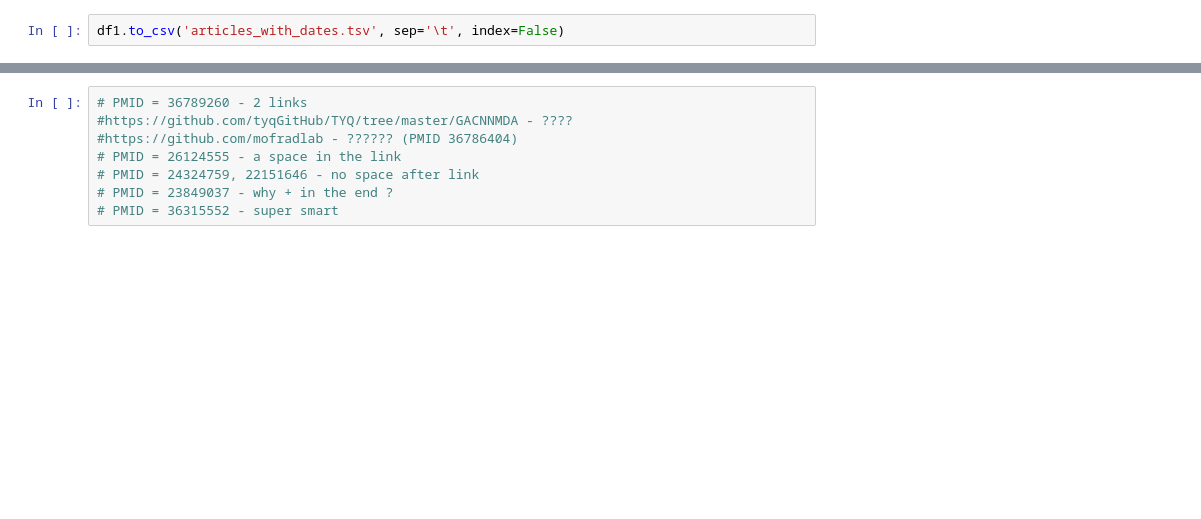
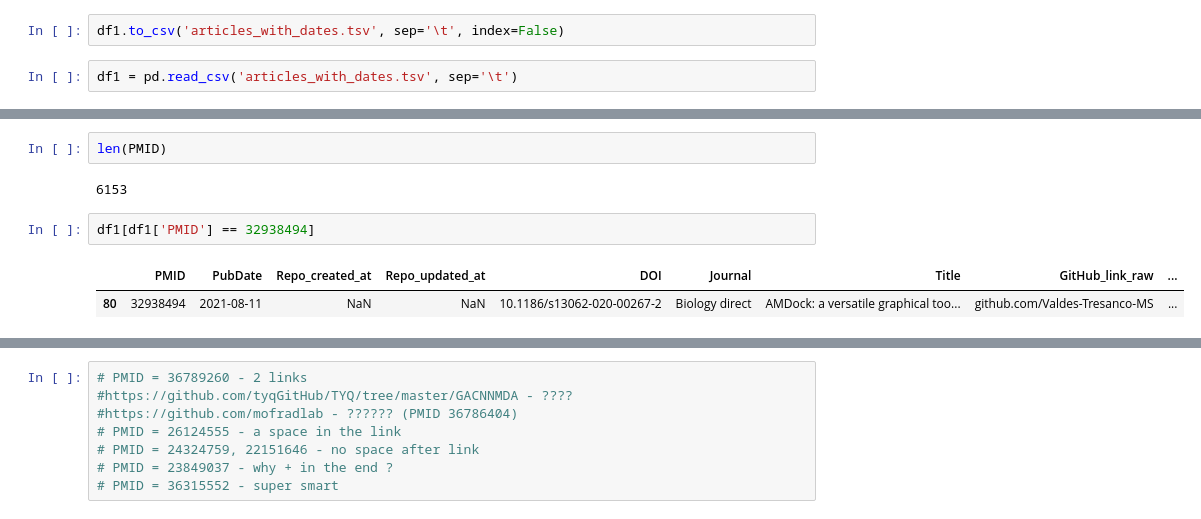
Before and after one commit to zhukovanadezhda/bioinformatics-software, a Jupyter notebook: pubmed_api.ipynb, the cells around one changed output, grey strips where cells are left out. Saved outputs shown, nothing was run; the diff lists cells and outputs as text; blank space fills up the shorter version.

```diff
--- a/pubmed_api.ipynb
+++ b/pubmed_api.ipynb
@@ -156,4 +164,6 @@ with open("errors_github.txt", "w") as f:
         f.write(line)
 # %%
 df1.to_csv('articles_with_dates.tsv', sep='\t', index=False)
+# %%
+df1 = pd.read_csv('articles_with_dates.tsv', sep='\t')
 # %%
@@ -174,0 +171,9 @@ df1[df1['Repo_created_at'].isna()]
+# %%
+len(PMID)
+# %% [output]
+6153
+# %%
+df1[df1['PMID'] == 32938494]
+# %% [output]
+|  | PMID | PubDate | Repo_created_at | Repo_updated_at | DOI | Journal | Title | GitHub_link_raw | ... |
+| 80 | 32938494 | 2021-08-11 | NaN | NaN | 10.1186/s13062-020-00267-2 | Biology direct | AMDock: a versatile graphical too... | github.com/Valdes-Tresanco-MS | ... |
```
Also changed, not shown: parts of 15 cells of this notebook, 5 other files.
